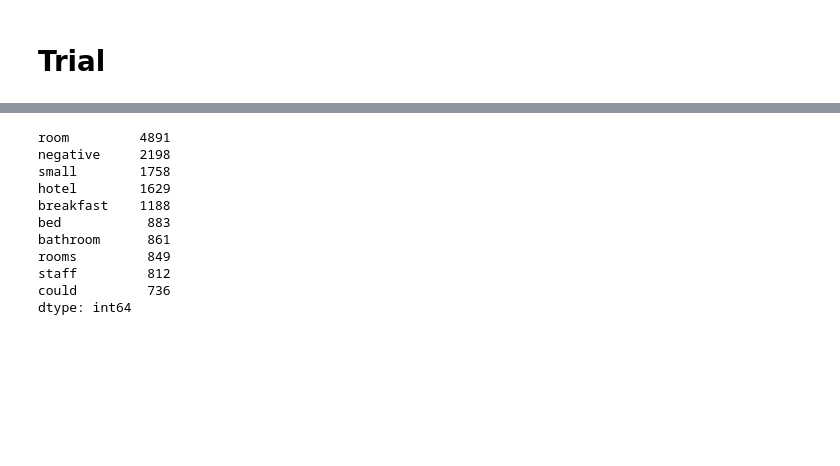
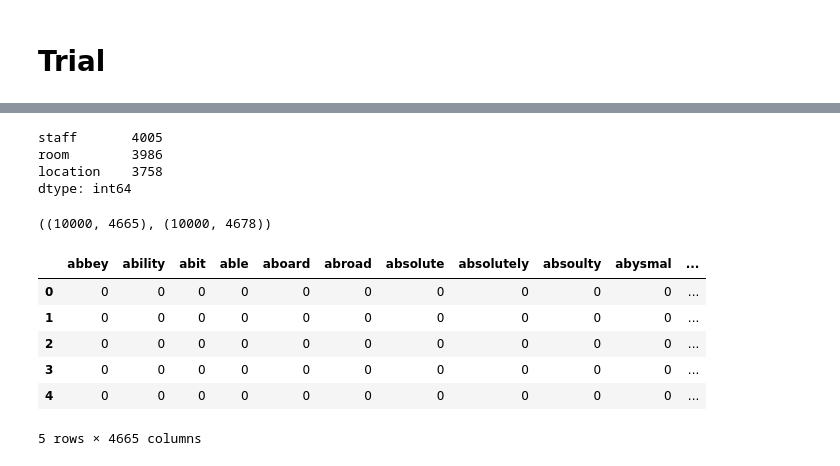
Before and after one commit to echemochek/booking.com-feature_extraction, a Jupyter notebook: bookingdotcom.ipynb, the cells around one changed output, grey strips where cells are left out. Cells and saved outputs as stored; diff of their text form; code cells hidden in the pictures; blank space fills up the shorter version.

```diff
--- a/bookingdotcom.ipynb
+++ b/bookingdotcom.ipynb
@@ -77,5 +106,4 @@ df['year'] = pd.DatetimeIndex(df['review_date']).year
 # %%
-
 '''
 In this step we deal with the tags column using the steps defined below:
     1. Define tags we are interested in
@@ -84,22 +112,14 @@ In this step we deal with the tags column using the steps defined below:
             - Strip the whitespaces from individual elements e.g. [' leisure trip ']-> ['leisure trip']
             - Drop tags we are not interested in
 '''
-'''
+
 # customer tags we are interested in
-customer_tags = [
-    'solo traveler',
-    'group',
-    'business trip',
-    'leisure trip',
-    'couple',
-    'family with young children'
-]
+customer_tags = ['solo traveler','group','business trip','leisure trip','couple','family with young children']
+
 
 def clean_tag(x):
 
     # convert value from string to a list
-    import ast
-
     myTags = ast.literal_eval(x.lower())
 
     # strip whitespaces from elements and drop those we are not interested in
@@ -110,5 +130,4 @@ def clean_tag(x):
 
 # apply clean_tag() function to the tags column
 df['tags'] = df['tags'].apply(lambda x: clean_tag(x))
-'''
 # %%
@@ -142,15 +158,3 @@ for key, value in tagDict.items():
-# %%
-'''
-# drop columns we do not need for now
-colsToDrop = [
-    'hotel_address',
-    'review_date',
-    'reviewer_nationality',
-    'tags'
-    ]
-
-df.drop(columns=colsToDrop, inplace=True)
-'''
 # %% [markdown]
 1. Text Processing
 - Cleaning
@@ -338,11 +334,11 @@ df['neg'] = df['negative_comments'].apply(lambda x: lemmaFunc(x))
 df['pos'] = df['pos'].apply(lambda x: ' '.join([word for word in x.split() if word not in (stop_words)]))
 df['neg'] = df['neg'].apply(lambda x: ' '.join([word for word in x.split() if word not in (stop_words)]))
 # %%
-vec = CountVectorizer(max_df=0.85)
-vec1 = CountVectorizer(max_df=0.85)
+vecPos = CountVectorizer(max_df=0.85)
+vecNeg = CountVectorizer(max_df=0.85)
 
-sparseVec = vec.fit_transform(df['negative_comments'])   # You can fit and transform jointly
-sparseVec1 = vec1.fit_transform(df['neg'])
+sparseVecPos = vecPos.fit_transform(df['posCom'])   # You can fit and transform jointly
+sparseVecNeg = vecNeg.fit_transform(df['negCom'])
 
-sparseDF = pd.DataFrame(sparseVec.toarray(), columns=vec.get_feature_names_out())
-sparseDF1 = pd.DataFrame(sparseVec1.toarray(), columns=vec1.get_feature_names_out())
+matPos = pd.DataFrame(sparseVecPos.toarray(), columns=vecPos.get_feature_names_out())
+matNeg = pd.DataFrame(sparseVecNeg.toarray(), columns=vecNeg.get_feature_names_out())
@@ -349,14 +401,7 @@ sparseDF1 = pd.DataFrame(sparseVec1.toarray(), columns=vec1.get_feature_names_ou
 # %%
-sparseDF.agg(sum).sort_values(ascending=False)[:10]
+matPos.agg(sum).sort_values(ascending=False)[:3]
 # %% [output]
-room         4891
-negative     2198
-small        1758
-hotel        1629
-breakfast    1188
-bed           883
-bathroom      861
-rooms         849
-staff         812
-could         736
+staff       4005
+room        3986
+location    3758
 dtype: int64
@@ -364,0 +419,4 @@ sparseDF1.agg(sum).sort_values(ascending=False)[:10]
+# %%
+matPos.shape, dfPos.shape
+# %% [output]
+((10000, 4665), (10000, 4678))
@@ -364,0 +425,10 @@ sparseDF1.agg(sum).sort_values(ascending=False)[:10]
+# %%
+matPos.head()
+# %% [output]
+|  | abbey | ability | abit | able | aboard | abroad | absolute | absolutely | absoulty | abysmal | ... |
+| 0 | 0 | 0 | 0 | 0 | 0 | 0 | 0 | 0 | 0 | 0 | ... |
+| 1 | 0 | 0 | 0 | 0 | 0 | 0 | 0 | 0 | 0 | 0 | ... |
+| 2 | 0 | 0 | 0 | 0 | 0 | 0 | 0 | 0 | 0 | 0 | ... |
+| 3 | 0 | 0 | 0 | 0 | 0 | 0 | 0 | 0 | 0 | 0 | ... |
+| 4 | 0 | 0 | 0 | 0 | 0 | 0 | 0 | 0 | 0 | 0 | ... |
+5 rows × 4665 columns
```
Also changed, not shown: parts of 20 cells of this notebook.
